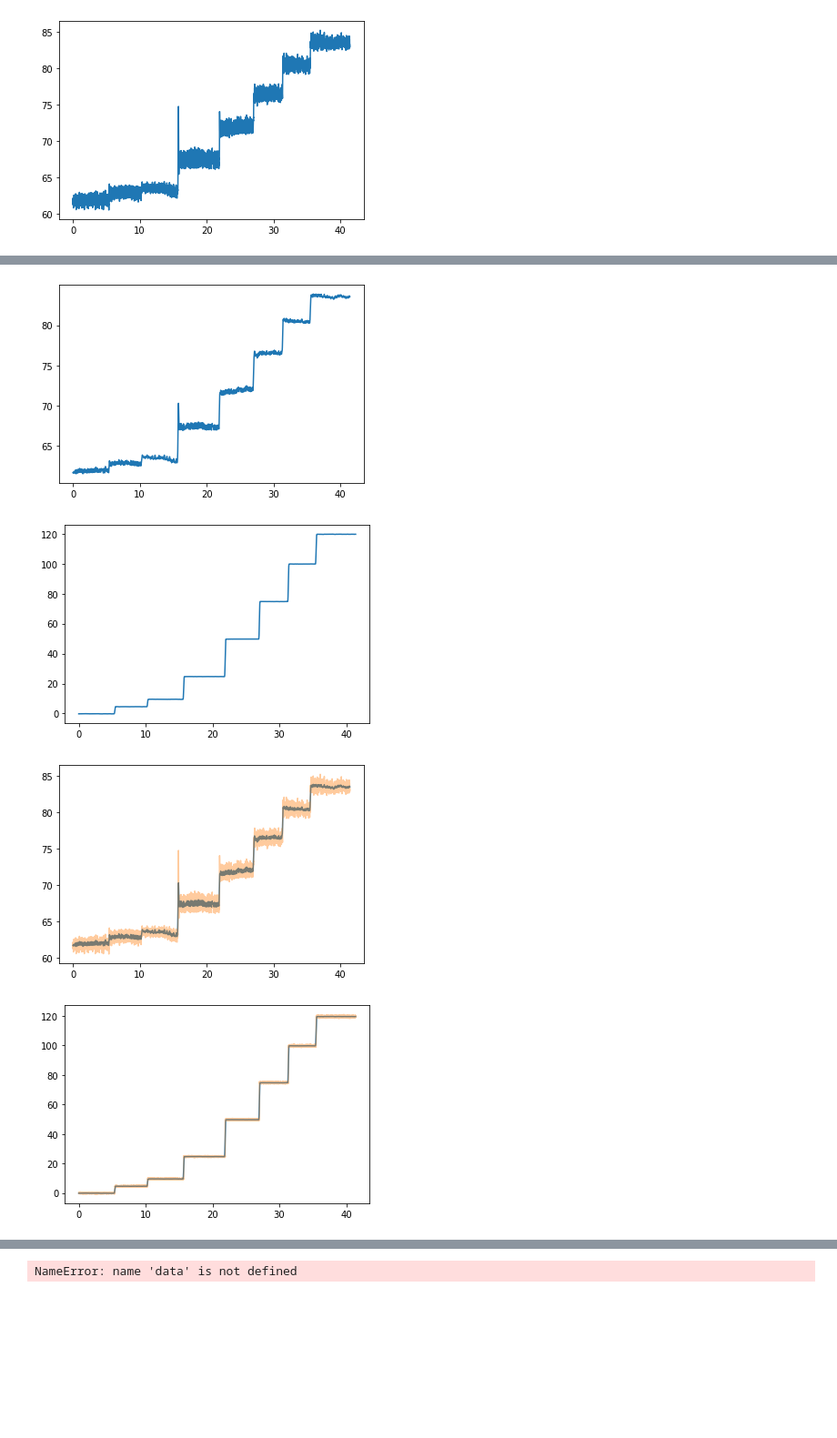
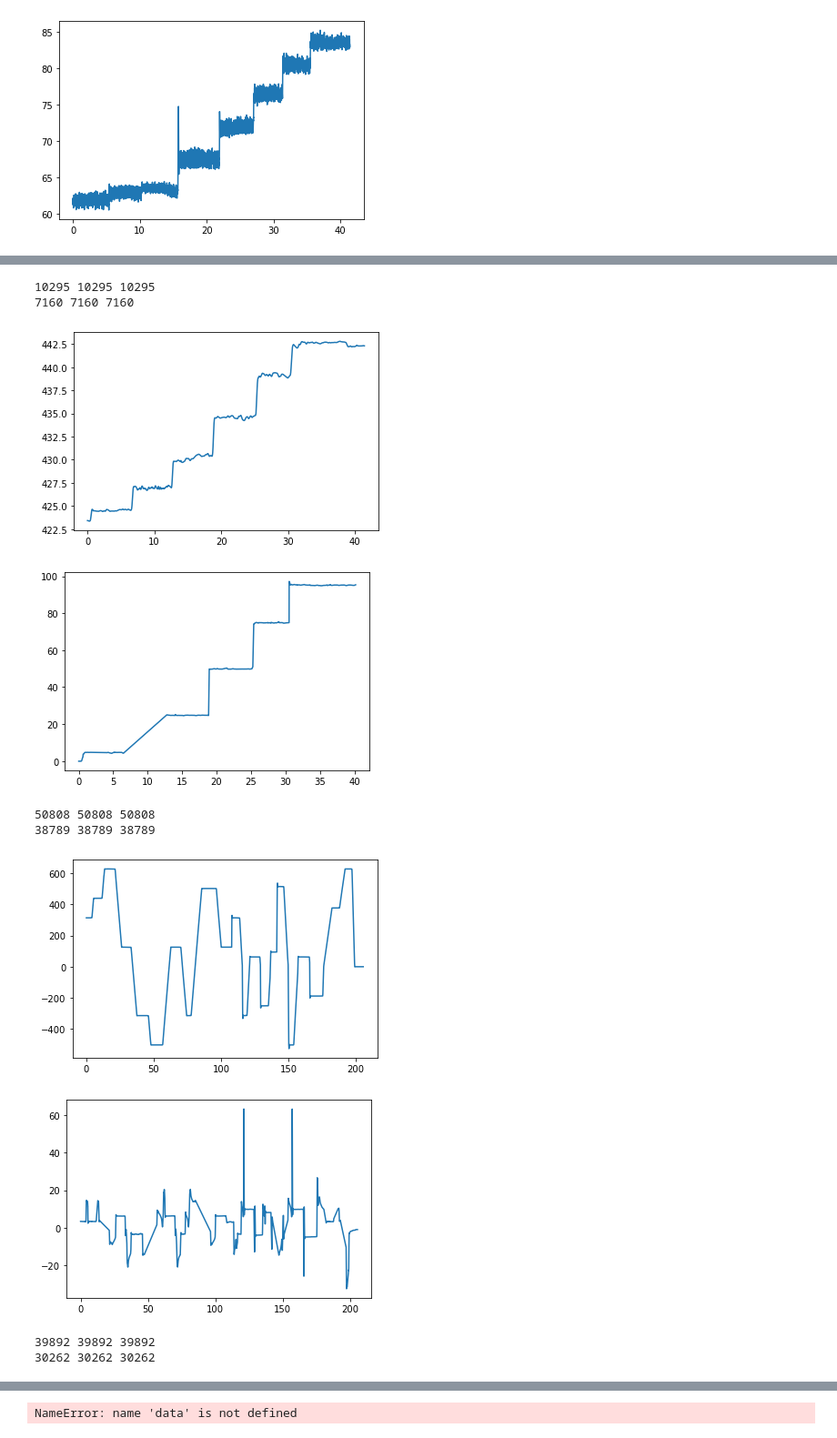
Before and after one commit to sagarverma/MotorDynamics, a Jupyter notebook: notebooks/Untitled.ipynb, the cells around one changed output, grey strips where cells are left out. Shown at 91% size. Saved outputs shown, nothing was run; the diff lists cells and outputs as text; code cells hidden in the pictures; blank space fills up the shorter version.

```diff
--- a/notebooks/Untitled.ipynb
+++ b/notebooks/Untitled.ipynb
@@ -198 +20,14 @@ class Denoiser(object):
+# %%
+def ResampleLinear1D(original, targetLen):
+    original = np.array(original, dtype=np.float)
+    index_arr = np.linspace(0, len(original)-1, num=targetLen, dtype=np.float)
+    index_floor = np.array(index_arr, dtype=np.int) #Round down
+    index_ceil = index_floor + 1
+    index_rem = index_arr - index_floor #Remain
+
+    val1 = original[index_floor]
+    val2 = original[index_ceil % len(original)]
+    interp = val1 * (1.0-index_rem) + val2 * index_rem
+    assert(len(interp) == targetLen)
+    return interp
 # %%
@@ -302,53 +145,59 @@ plt.plot(data_lm10['time'][0], denoised_speed1)
 # %%
 def denoise_data(data):
-    w = 51
+    w = 101
     w_t = "hamming"
-    denoised_speed = smooth(data['speed'][0], window_len=w, window=w_t)
-    denoised_torque = smooth(data['torque'][0], window_len=w, window=w_t)
-    plt.plot(data['time'][0], denoised_speed[w//2 :-1*w//2+1])
+    speed, denoised_speed, time_s = smooth(data['speed'][0], data['time'][0], 1, w=w, w_t=w_t)
+    torque, denoised_torque, time_t = smooth(data['torque'][0], data['time'][0], 5, w=w, w_t=w_t)
+    plt.plot(time_s, denoised_speed)
     plt.show()
-    plt.plot(data['time'][0], denoised_torque[w//2 :-1*w//2+1])
+    plt.plot(time_t, denoised_torque)
     plt.show()
-    plt.plot(data['time'][0], denoised_speed[w//2:-1*w//2+1])
-    plt.plot(data['time'][0], data['speed'][0], alpha=0.4)
-    plt.show()
-    plt.plot(data['time'][0], denoised_torque[w//2:-1*w//2+1])
-    plt.plot(data['time'][0], data['torque'][0], alpha=0.4)
-    plt.show()
-    return {'dspeed':data['speed'][0], 'dtorque':data['torque'][0], 'cspeed': denoised_speed[:-w+1], 'ctorque': denoised_torque[:-w+1],
+
+    speed_down = ResampleLinear1D(np.asarray(denoised_speed), data['time'].shape[1])
+    torque_down = ResampleLinear1D(np.asarray(denoised_torque), data['time'].shape[1])
+    speed = ResampleLinear1D(np.asarray(speed), data['time'].shape[1])
+    torque = ResampleLinear1D(np.asarray(torque), data['time'].shape[1])
+
+    return {'dspeed':speed, 'dtorque':torque, 'cspeed': speed_down, 'ctorque': torque_down,
             'dcurrent_d': data['current_d'][0], 'dcurrent_q': data['current_q'][0], 'dvoltage_d': data['voltage_d'][0],
-           'dvoltgage_q': data['voltage_q'][0], 'dtime': data['time'][0]}
+           'dvoltgage_q': data['voltage_q'][0], 'time': data['time'][0]}
 # %%
 RES_PATH = './'
 cdata_lm10             = denoise_data(data_lm10)
 sio.savemat(os.path.join(RES_PATH, 'LM10.mat'), cdata_lm10)
 
 cdata_lm20_torquesteps = denoise_data(data_lm20_torquesteps)
 sio.savemat(os.path.join(RES_PATH, 'LM20_TorqueSteps.mat'), cdata_lm20_torquesteps)
 
 cdata_lm30             = denoise_data(data_lm30)
 sio.savemat(os.path.join(RES_PATH, 'LM30.mat'), cdata_lm30)
 
 
 cdata_lm45_torquesteps = denoise_data(data_lm45_torquesteps)
 sio.savemat(os.path.join(RES_PATH, 'LM45_TorqueSteps.mat'), cdata_lm45_torquesteps)
 
 cdata_lm50             = denoise_data(data_lm50)
 sio.savemat(os.path.join(RES_PATH, 'LM50.mat'), cdata_lm50)
 
 cdata_lm60_torquesteps = denoise_data(data_lm60_torquesteps)
 sio.savemat(os.path.join(RES_PATH, 'LM60_TorqueSteps.mat'), cdata_lm60_torquesteps)
 
 cdata_lm68             = denoise_data(data_lm68)
-sio.savemat(os.path.join(RES_PATH, 'LM68.mat'), data_lm68)
+sio.savemat(os.path.join(RES_PATH, 'LM68.mat'), cdata_lm68)
 
 cdata_spdvar           = denoise_data(data_spdvar)
 sio.savemat(os.path.join(RES_PATH, 'NoLM_SpeedVariations.mat'), cdata_spdvar)
 
 cdata_spdvar2          = denoise_data(data_spdvar2)
 sio.savemat(os.path.join(RES_PATH, 'NoLM_SpeedVariations2.mat'), cdata_spdvar2)
 # %% [output]
+10295 10295 10295
+7160 7160 7160
-[figure, old version]
+[figure, new version]
-[figure, old version]
+[figure, new version]
+50808 50808 50808
+38789 38789 38789
-[figure, old version]
+[figure, new version]
-[figure, old version]
+[figure, new version]
+39892 39892 39892
+30262 30262 30262
```
Also changed, not shown: parts of 5 cells of this notebook, 20 other files.
